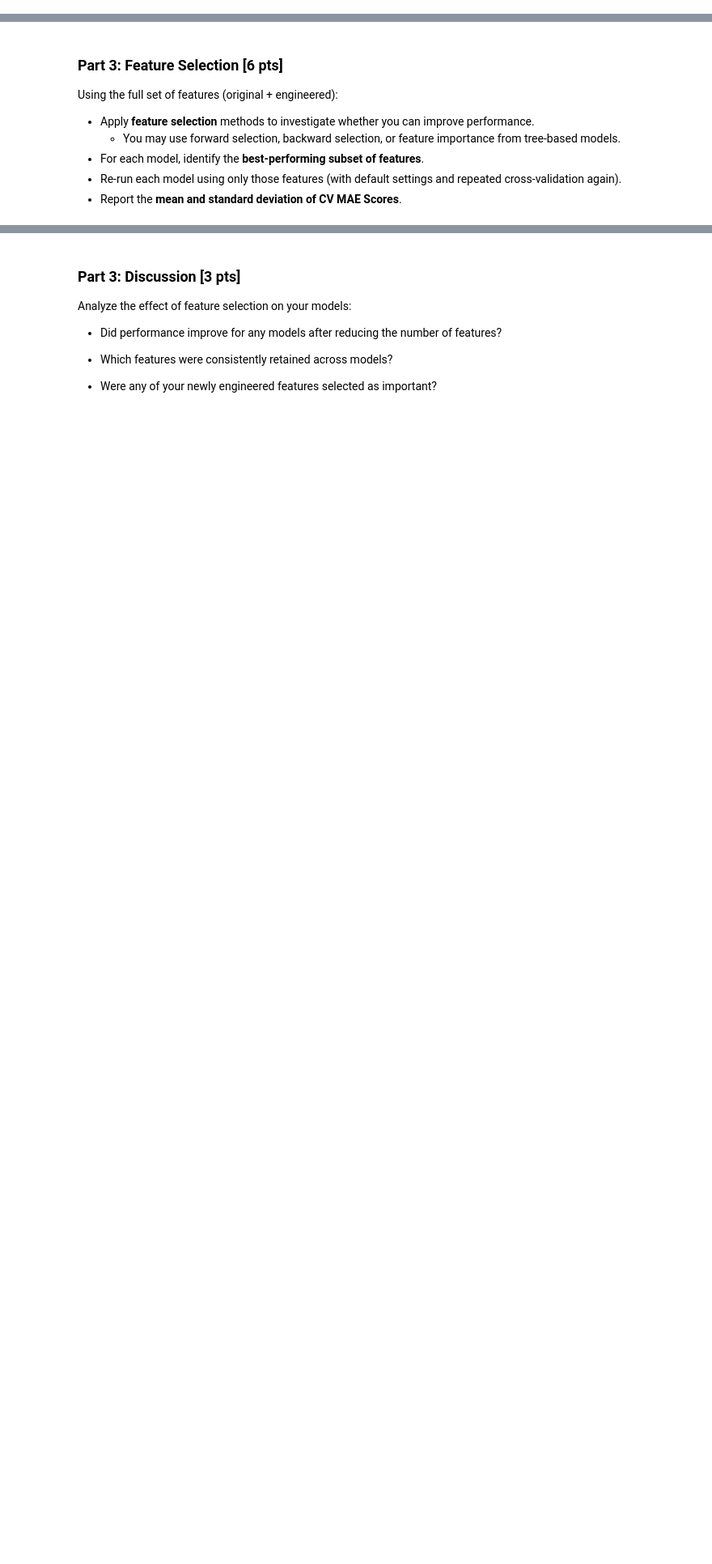
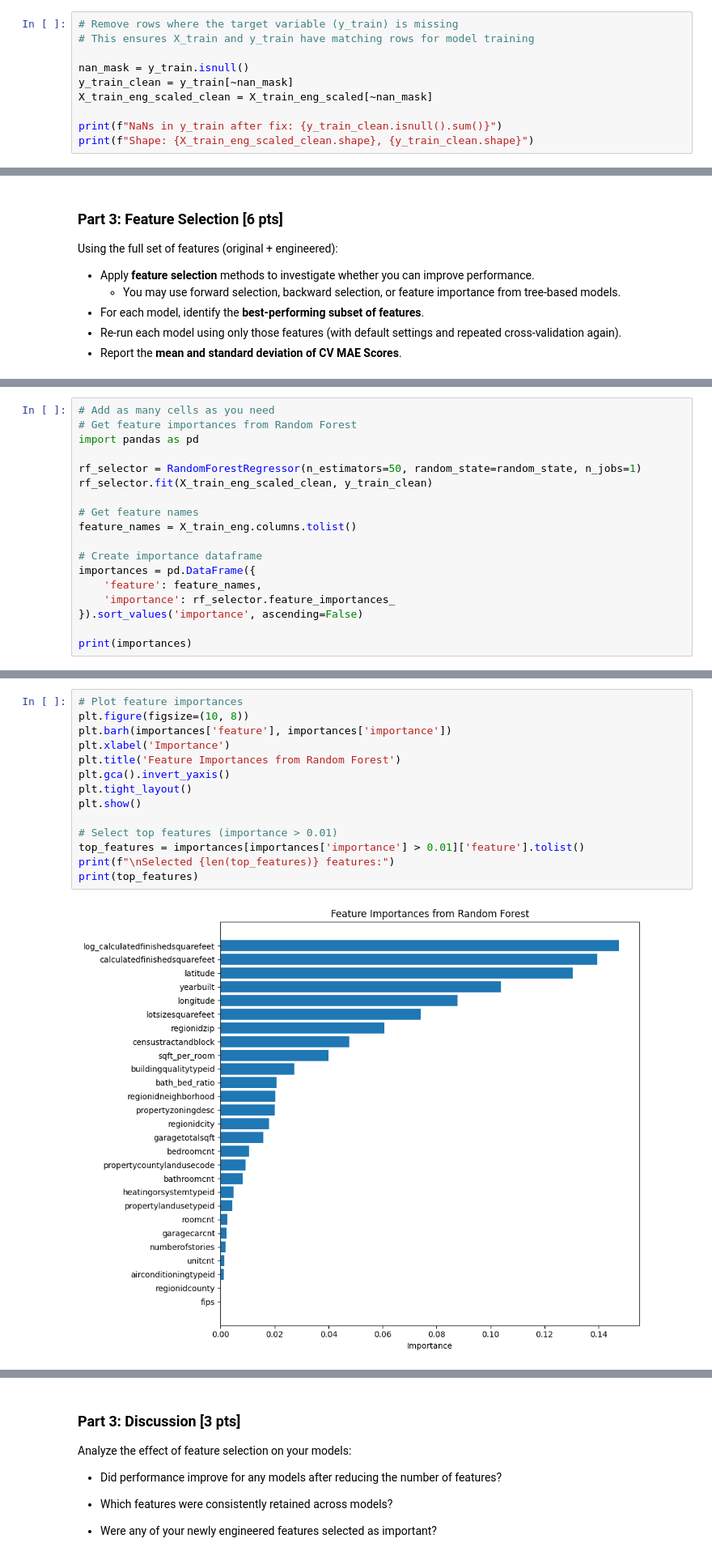
Before and after one commit to Thyde-027/DX603-Milestone-Projects, a Jupyter notebook: Milestone_02.ipynb, the cells around one changed output, grey strips where cells are left out. Shown at 81% size. Drawn from its saved outputs; the diff is of its cells as text; blank space fills up the shorter version.

```diff
--- a/Milestone_02.ipynb
+++ b/Milestone_02.ipynb
@@ -282,3 +282,13 @@ print(f"Engineered feature count: {X_train_eng.shape[1]}")
 # %% [output]
 Original feature count: 24
 Engineered feature count: 27
+# %%
+# Remove rows where the target variable (y_train) is missing
+# This ensures X_train and y_train have matching rows for model training
+
+nan_mask = y_train.isnull()
+y_train_clean = y_train[~nan_mask]
+X_train_eng_scaled_clean = X_train_eng_scaled[~nan_mask]
+
+print(f"NaNs in y_train after fix: {y_train_clean.isnull().sum()}")
+print(f"Shape: {X_train_eng_scaled_clean.shape}, {y_train_clean.shape}")
@@ -349,0 +361,18 @@ Using the full set of features (original + engineered):
+# %%
+# Add as many cells as you need
+# Get feature importances from Random Forest
+import pandas as pd
+
+rf_selector = RandomForestRegressor(n_estimators=50, random_state=random_state, n_jobs=1)
+rf_selector.fit(X_train_eng_scaled_clean, y_train_clean)
+
+# Get feature names
+feature_names = X_train_eng.columns.tolist()
+
+# Create importance dataframe
+importances = pd.DataFrame({
+    'feature': feature_names,
+    'importance': rf_selector.feature_importances_
+}).sort_values('importance', ascending=False)
+
+print(importances)
@@ -349,0 +397,16 @@ Using the full set of features (original + engineered):
+# %%
+# Plot feature importances
+plt.figure(figsize=(10, 8))
+plt.barh(importances['feature'], importances['importance'])
+plt.xlabel('Importance')
+plt.title('Feature Importances from Random Forest')
+plt.gca().invert_yaxis()
+plt.tight_layout()
+plt.show()
+
+# Select top features (importance > 0.01)
+top_features = importances[importances['importance'] > 0.01]['feature'].tolist()
+print(f"\nSelected {len(top_features)} features:")
+print(top_features)
+# %% [output]
+[figure, added]
```
Also changed, not shown: parts of 18 cells of this notebook.
